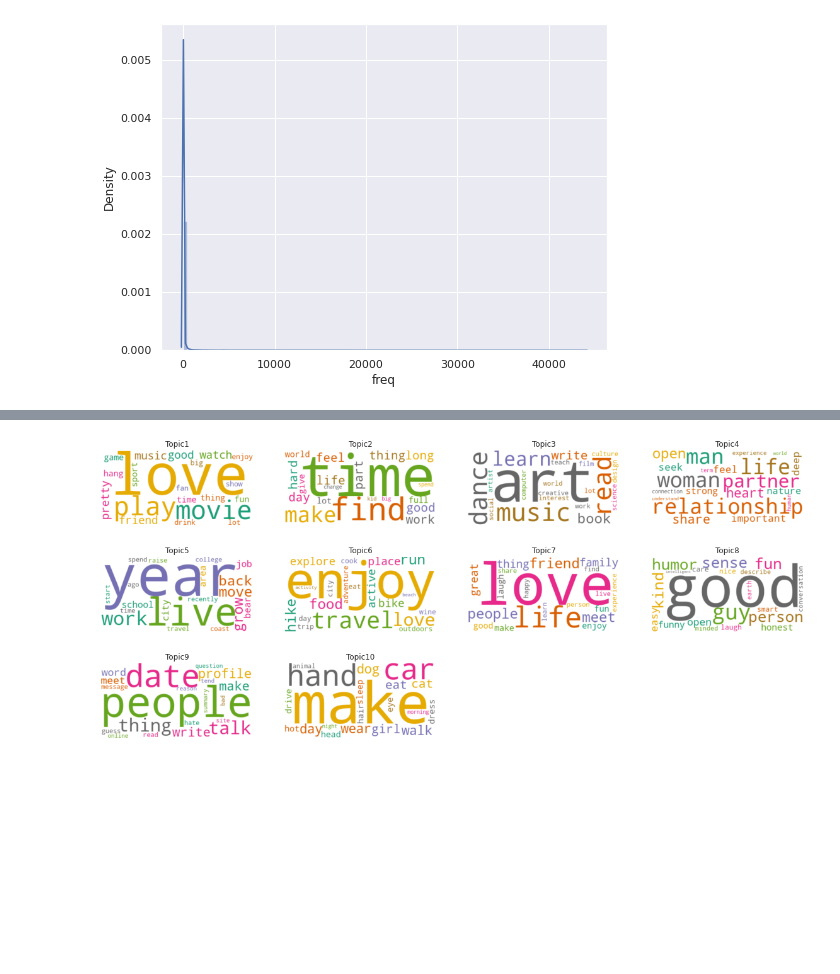
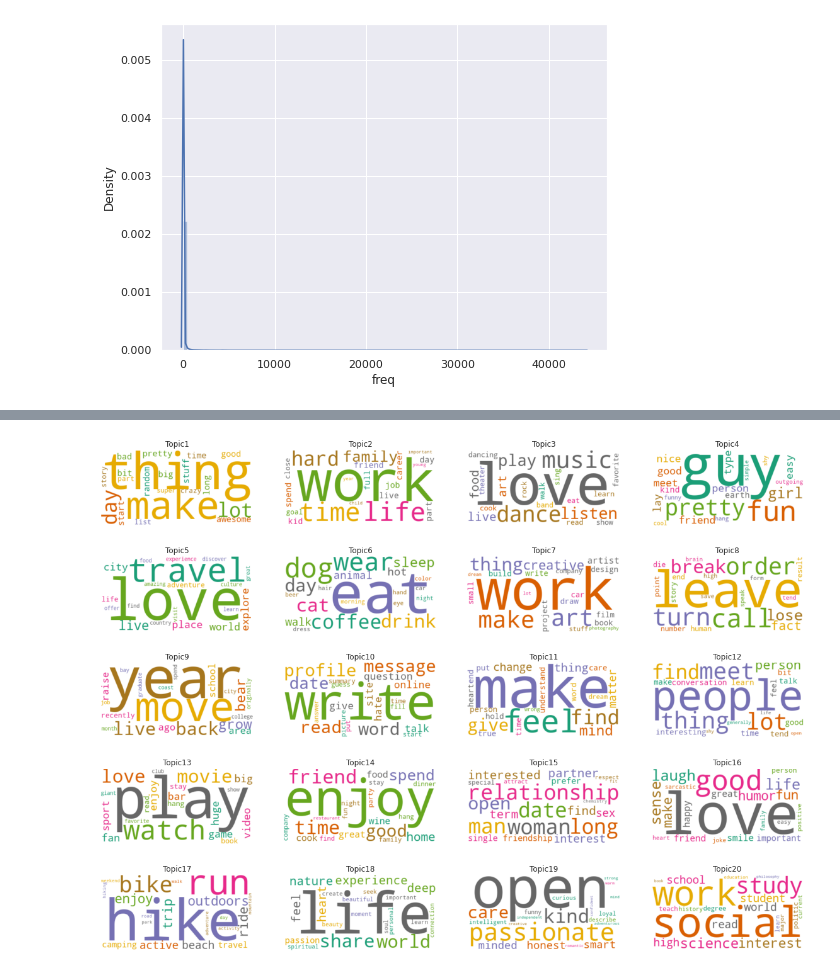
Before and after one commit to yourpandaboy/ViV, a Jupyter notebook: ViV_backend/notebooks/ViV_final_model.ipynb, the cells around one changed output, grey strips where cells are left out. Drawn from its saved outputs; the diff is of its cells as text; code cells hidden in the pictures; blank space fills up the shorter version.

```diff
--- a/ViV_backend/notebooks/ViV_final_model.ipynb
+++ b/ViV_backend/notebooks/ViV_final_model.ipynb
@@ -64,6 +60,6 @@ test = bios.loc[50000:] #bios for unseen bios
 # %%
 #just focusing on the essay0 since that is the most answered question from 60k profiles and it's their main bio
-data = train.essay0.values.tolist() #convert to list for gensim use
+data = bios.essay0.values.tolist() #convert to list for gensim use
 # %%
 #make bigram and trigram model
 bigram = gensim.models.Phrases(data, min_count=20, threshold=100)
@@ -192,7 +188,7 @@ pickle.dump(ldamallet, open("drive/My Drive/ldamallet.pkl", "wb"))
 # ldamallet = pickle.load(open("drive/My Drive/ldamallet.pkl", "rb"))
 # %%
  # load pickle
-ldamallet = pickle.load(open("drive/My Drive/ldamallet.pkl", "rb"))
+ldamallet = pickle.load(open("drive/My Drive/new_model_20topics_7_26.pkl", "rb"))
 # %%
 # topic modeling results (distribution of topics for each document)
 tm_results = ldamallet[corpus]
@@ -234,26 +247,27 @@ topics_df
 # %%
 # import wordclouds
 from wordcloud import WordCloud
 
 # initiate wordcloud object
 wc = WordCloud(background_color="white", colormap="Dark2", max_font_size=150, random_state=42)
 
 # set the figure size
 plt.rcParams['figure.figsize'] = [20, 15]
 
 # Create subplots for each topic
-for i in range(10):
+for i in range(20):
 
     wc.generate(text=topics_df["Terms per Topic"][i])
 
     plt.subplot(5, 4, i+1)
     plt.imshow(wc, interpolation="bilinear")
     plt.axis("off")
     plt.title(topics_df.index[i])
 
 plt.show()
+#6,8,10,11,16,19
 # %% [output]
-[figure, old version]
+[figure, new version]
 # %%
 # viz by pyLDAvis
 from gensim.models.ldamodel import LdaModel
```
Also changed, not shown: parts of 25 cells of this notebook, 3 other files.
